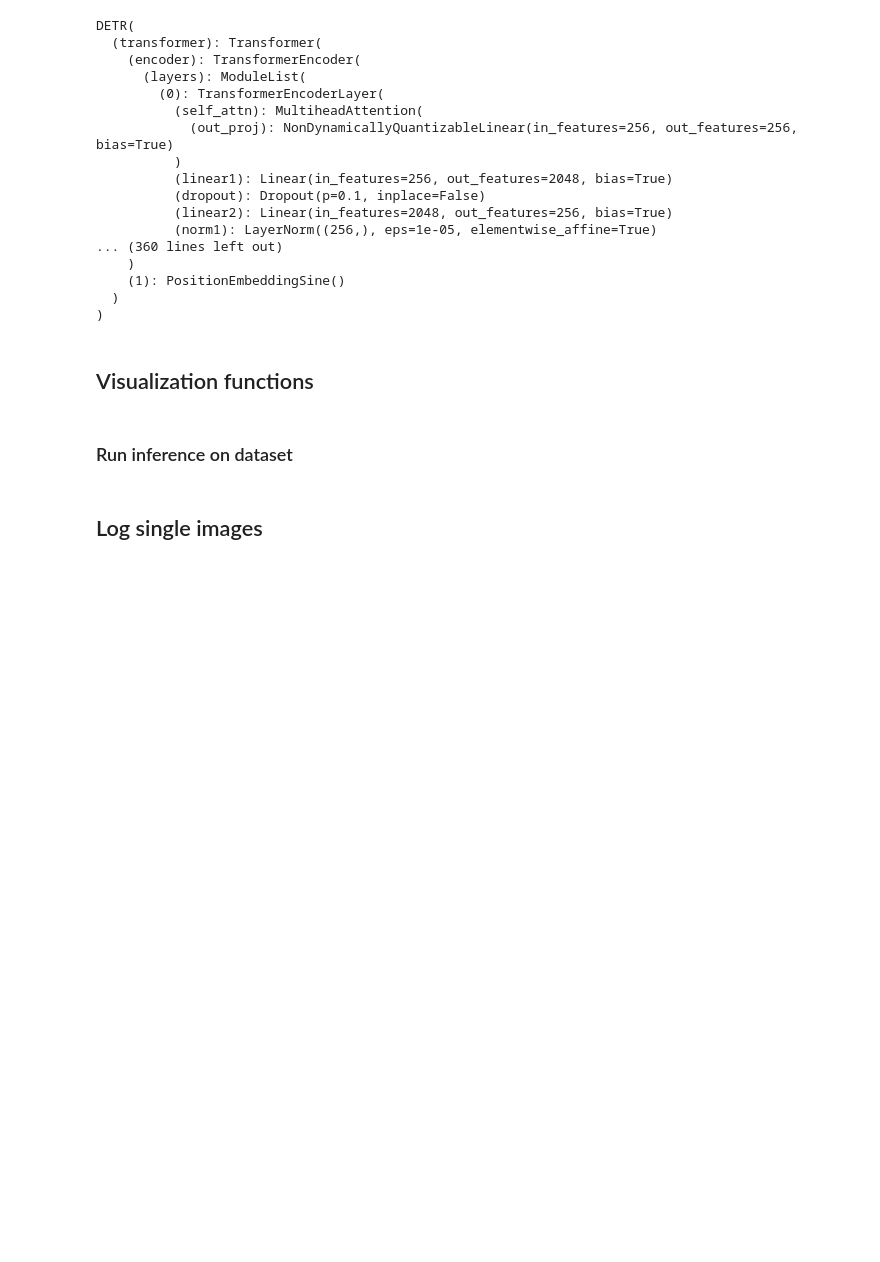
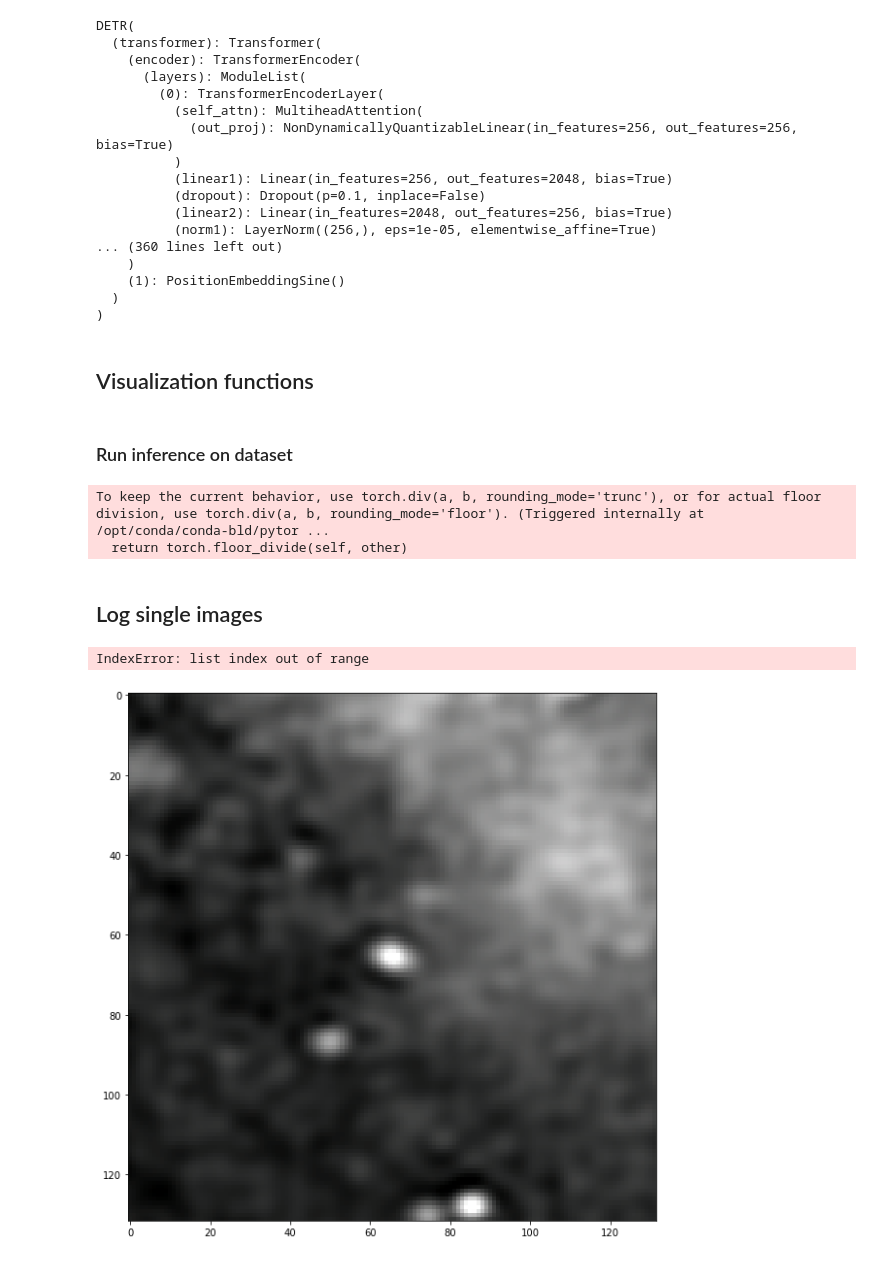
Before and after one commit to SKA-INAF/detr, a Jupyter notebook: plot_logs_and_inference.ipynb, the cells around one changed output. Cells and saved outputs as stored; diff of their text form; code cells hidden in the pictures; blank space fills up the shorter version.

```diff
--- a/plot_logs_and_inference.ipynb
+++ b/plot_logs_and_inference.ipynb
@@ -11,3 +12,9 @@ log_directory = [Path('output/')] # change path
+# %%
+# CLASSES = ['No-Object', 'Stenosis']
+CLASSES = ['No-Object', 'galaxy', 'source', 'sidelobe']
+COLORS = [[0.000, 0.447, 0.741], [0.850, 0.325, 0.098], [0.929, 0.694, 0.125],
+          [0.494, 0.184, 0.556]]
+CONFIDENCE_THR = 0.9
 # %%
 fields_of_interest = (
     'loss',
@@ -42,17 +49,17 @@ plot_logs(log_directory,
 # %% [markdown]
 ### Load the trained model
 # %%
-num_classes=2
+num_classes= len(CLASSES)
 
 model = torch.hub.load('facebookresearch/detr',
                        'detr_resnet50',
                        pretrained=False,
                        num_classes=num_classes)
 
-checkpoint = torch.load('best.pth',
+checkpoint = torch.load(weight_path,
                         map_location='cuda')
 
-model.query_embed = torch.nn.Embedding(20, 256)
+# model.query_embed = torch.nn.Embedding(20, 256)
 
 model.load_state_dict(checkpoint['model'],
                       strict=False)
@@ -78,7 +85,3 @@ DETR(
     (1): PositionEmbeddingSine()
   )
 )
-# %%
-# CLASSES = ['No-Object', 'Stenosis']
-CLASSES = ['No-Object', 'galaxy', 'source', 'sidelobe']
-COLORS = [[0.000, 0.447, 0.741], [0.850, 0.325, 0.098]]
@@ -136,3 +100,45 @@ with open(out_box_file, 'w') as out_json:
+# %%
+plt.ioff()
+pred_folder_path = Path('predictions')
+pred_folder_path.mkdir(exist_ok=True)
+out_boxes = {}
+batch_idx = 0
+for img_path in test_dir.glob('*[.jpeg .png]'):
+
+    img = Image.open(img_path)
+    img = apply_transforms(img)
+
+    if img is None:
+        print(f'Skipping {img_path}')
+        continue
+    img = img.unsqueeze(0)
+    img = img.cuda()
+
+    outputs = model(img)
+
+    img_name = img_path.stem
+
+    out_boxes[img_name] = {}
+    img = img[batch_idx]
+
+    labels, pred_boxes, confidence = format_output(outputs, CONFIDENCE_THR, batch_idx)
+    if labels is None or pred_boxes is None or confidence is None:
+        out_boxes[img_name]['labels'] = 'None'
+        out_boxes[img_name]['boxes'] = 'None'
+        out_boxes[img_name]['scores'] = 'None'
+        continue
+    else:
+        bboxes_scaled = rescale_bboxes(pred_boxes, img.shape[1:])
+        out_boxes[img_name]['labels'] = [cl_idx for cl_idx in labels.tolist()]
+        # out_boxes[img_name]['rel_boxes'] = pred_boxes.tolist()
+        out_boxes[img_name]['boxes'] = bboxes_scaled.tolist()
+        out_boxes[img_name]['scores'] = confidence.tolist()
+
+with open(out_box_file, 'w') as out_json:
+    json.dump(out_boxes, out_json)
+# %% [output]
+To keep the current behavior, use torch.div(a, b, rounding_mode='trunc'), or for actual floor division, use torch.div(a, b, rounding_mode='floor'). (Triggered internally at  /opt/conda/conda-bld/pytor ...
+  return torch.floor_divide(self, other)
 # %%
 import gc
 gc.collect()
@@ -158,23 +163,33 @@ def log_image(pil_img, labels, boxes, confidence, title):
     plt.axis('off')
     return fig
 # %%
-img_path = Path('data/fMRI/test/IMG00001.jpeg')
+import random
+# img_path = Path('data/radio-galaxy/test/sample1_galaxy0002.png')
+img_path = random.sample(list(Path('data/radio-galaxy/test').glob('*.png')), 1)[0]
+
+batch_idx = 0
 
 img = Image.open(img_path)
 img = apply_transforms(img)
 
 img = img.unsqueeze(0)
 img = img.cuda()
 
 outputs = model(img)
 
-labels, pred_boxes, confidence = format_output(outputs, confidence_threshold, batch_idx)
+labels, pred_boxes, confidence = format_output(outputs, CONFIDENCE_THR)
 img = img[batch_idx]
 
-denorm_img = inv_normalize()(img)
-orig_image = torchvision.transforms.functional.topilimage(denorm_img)
+denorm_img = inv_normalize(img)
+orig_image = torchvision.transforms.functional.to_pil_image(denorm_img)
 
 # convert boxes from [0; 1] to image scales
-bboxes_scaled = rescale_bboxes(pred_boxes, img.shape[1:])
-
+try:
+    bboxes_scaled = rescale_bboxes(pred_boxes, img.shape[1:])
+except:
+    print('No prediction')
+    fig = log_image(orig_image, labels, bboxes_scaled, confidence, 'Prediction', CLASSES, COLORS)
 fig = log_image(orig_image, labels.tolist(), bboxes_scaled.tolist(), confidence.tolist(), 'Prediction')
+# %% [output]
+IndexError: list index out of range
+[figure, added]
```
Also changed, not shown: parts of 13 cells of this notebook, 4 other files.
